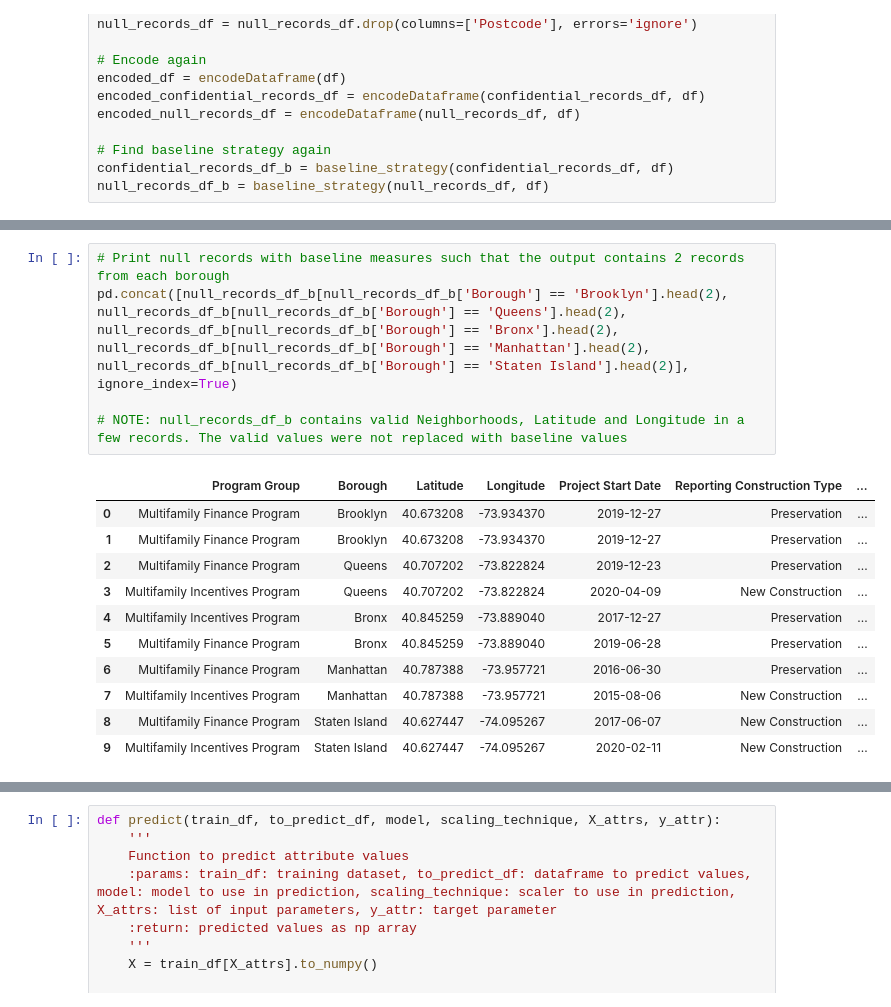
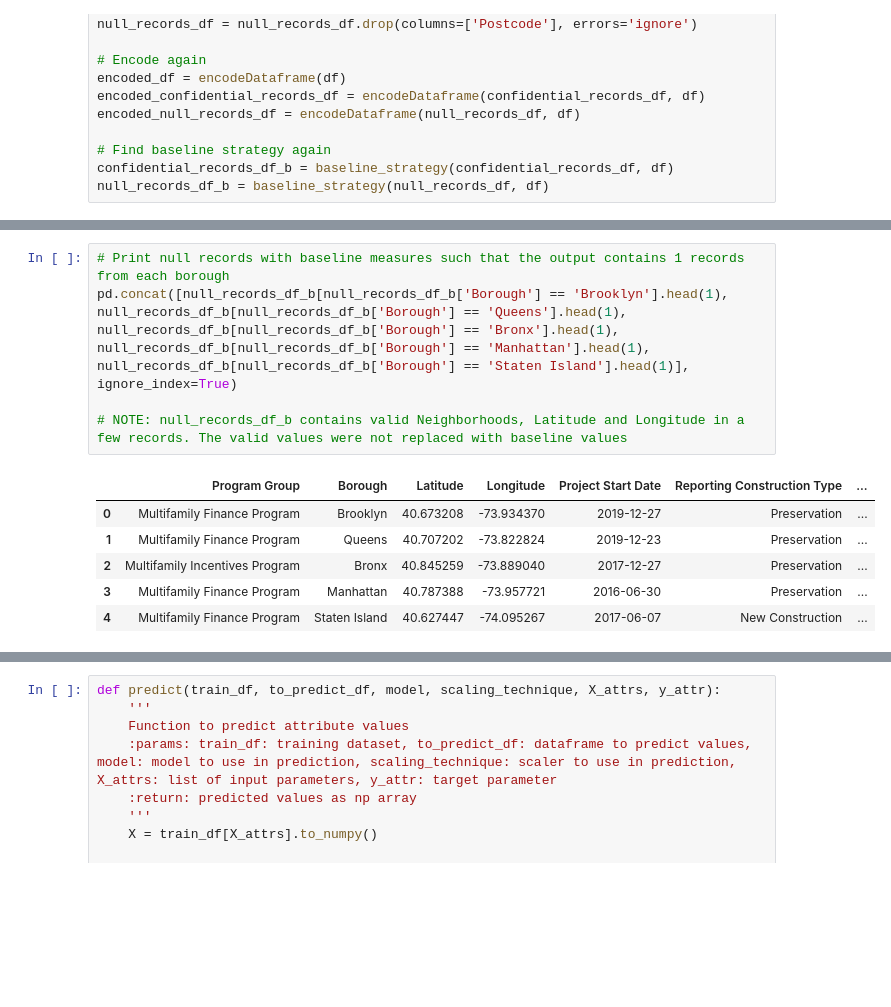
Before and after one commit to tejusrevi/nyc-housing, a Jupyter notebook: project.ipynb, the cells around one changed output, grey strips where cells are left out. Saved outputs shown, nothing was run; the diff lists cells and outputs as text; blank space fills up the shorter version.

```diff
--- a/project.ipynb
+++ b/project.ipynb
@@ -883,18 +929,13 @@ pd.concat([confidential_records_df_b[confidential_records_df_b['Borough'] == 'Br
 # %%
-# Print null records with baseline measures such that the output contains 2 records from each borough
-pd.concat([null_records_df_b[null_records_df_b['Borough'] == 'Brooklyn'].head(2), null_records_df_b[null_records_df_b['Borough'] == 'Queens'].head(2), null_records_df_b[null_records_df_b['Borough'] == 'Bronx'].head(2), null_records_df_b[null_records_df_b['Borough'] == 'Manhattan'].head(2), null_records_df_b[null_records_df_b['Borough'] == 'Staten Island'].head(2)], ignore_index=True)
+# Print null records with baseline measures such that the output contains 1 records from each borough
+pd.concat([null_records_df_b[null_records_df_b['Borough'] == 'Brooklyn'].head(1), null_records_df_b[null_records_df_b['Borough'] == 'Queens'].head(1), null_records_df_b[null_records_df_b['Borough'] == 'Bronx'].head(1), null_records_df_b[null_records_df_b['Borough'] == 'Manhattan'].head(1), null_records_df_b[null_records_df_b['Borough'] == 'Staten Island'].head(1)], ignore_index=True)
 
 # NOTE: null_records_df_b contains valid Neighborhoods, Latitude and Longitude in a few records. The valid values were not replaced with baseline values
 # %% [output]
 |  | Program Group | Borough | Latitude | Longitude | Project Start Date | Reporting Construction Type | ... |
 | 0 | Multifamily Finance Program | Brooklyn | 40.673208 | -73.934370 | 2019-12-27 | Preservation | ... |
-| 1 | Multifamily Finance Program | Brooklyn | 40.673208 | -73.934370 | 2019-12-27 | Preservation | ... |
-| 2 | Multifamily Finance Program | Queens | 40.707202 | -73.822824 | 2019-12-23 | Preservation | ... |
-| 3 | Multifamily Incentives Program | Queens | 40.707202 | -73.822824 | 2020-04-09 | New Construction | ... |
-| 4 | Multifamily Incentives Program | Bronx | 40.845259 | -73.889040 | 2017-12-27 | Preservation | ... |
-| 5 | Multifamily Finance Program | Bronx | 40.845259 | -73.889040 | 2019-06-28 | Preservation | ... |
-| 6 | Multifamily Finance Program | Manhattan | 40.787388 | -73.957721 | 2016-06-30 | Preservation | ... |
-| 7 | Multifamily Incentives Program | Manhattan | 40.787388 | -73.957721 | 2015-08-06 | New Construction | ... |
-| 8 | Multifamily Finance Program | Staten Island | 40.627447 | -74.095267 | 2017-06-07 | New Construction | ... |
-| 9 | Multifamily Incentives Program | Staten Island | 40.627447 | -74.095267 | 2020-02-11 | New Construction | ... |
+| 1 | Multifamily Finance Program | Queens | 40.707202 | -73.822824 | 2019-12-23 | Preservation | ... |
+| 2 | Multifamily Incentives Program | Bronx | 40.845259 | -73.889040 | 2017-12-27 | Preservation | ... |
+| 3 | Multifamily Finance Program | Manhattan | 40.787388 | -73.957721 | 2016-06-30 | Preservation | ... |
+| 4 | Multifamily Finance Program | Staten Island | 40.627447 | -74.095267 | 2017-06-07 | New Construction | ... |
 # %%
```
Also changed, not shown: parts of 38 cells of this notebook.
